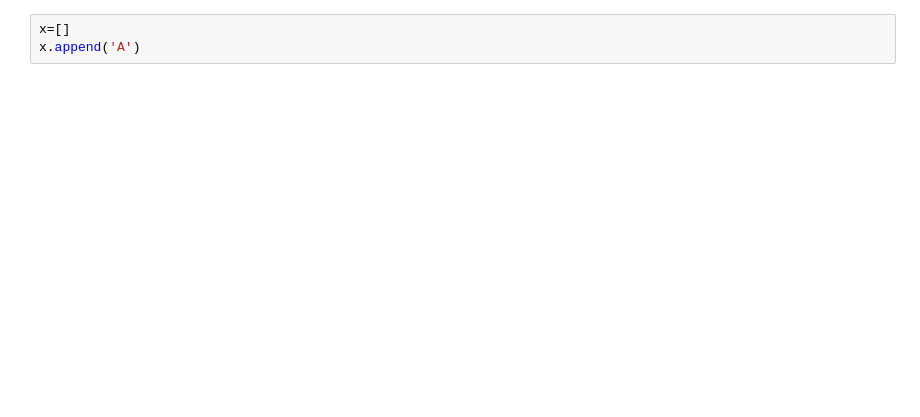
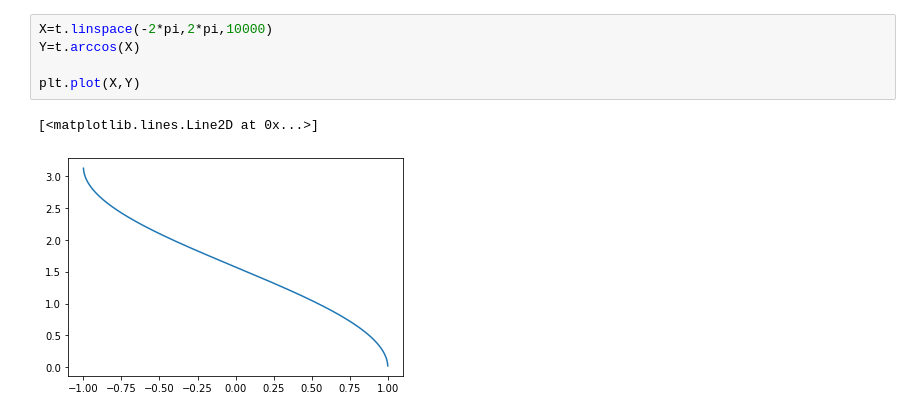
Before and after one commit to lexEjoosten/MOT2, a Jupyter notebook: MOTmain.ipynb, the cells around one changed output. Cells and saved outputs as stored; diff of their text form; blank space fills up the shorter version.

```diff
--- a/MOTmain.ipynb
+++ b/MOTmain.ipynb
@@ -119,3 +164,8 @@ tensor([[-153.1640,   23.0282,  -67.8734],
-# %%
-x=[]
-x.append('A')
+# %%
+X=t.linspace(-2*pi,2*pi,10000)
+Y=t.arccos(X)
+
+plt.plot(X,Y)
+# %% [output]
+[<matplotlib.lines.Line2D at 0x...>]
+[figure, added]
```
Also changed, not shown: parts of 9 cells of this notebook, 3 other files.
